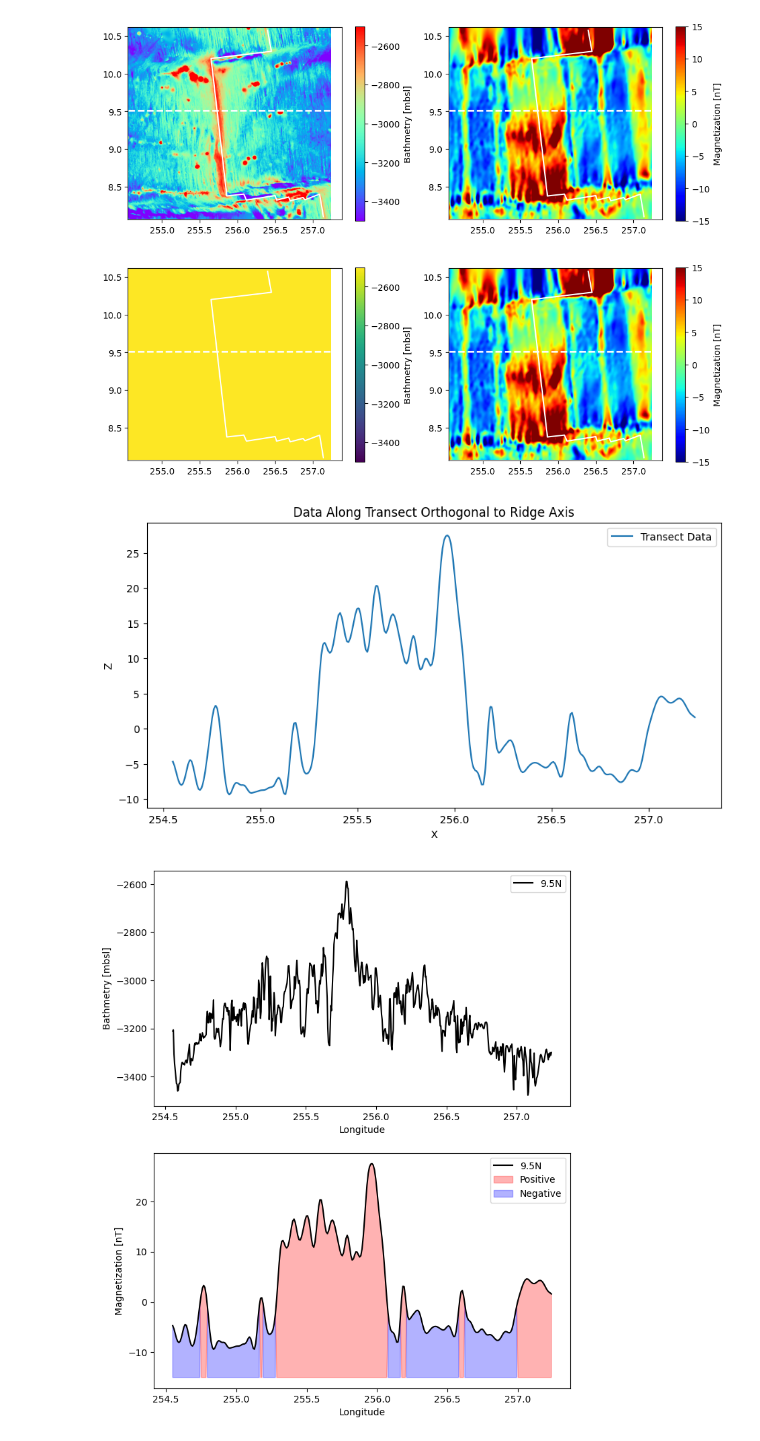
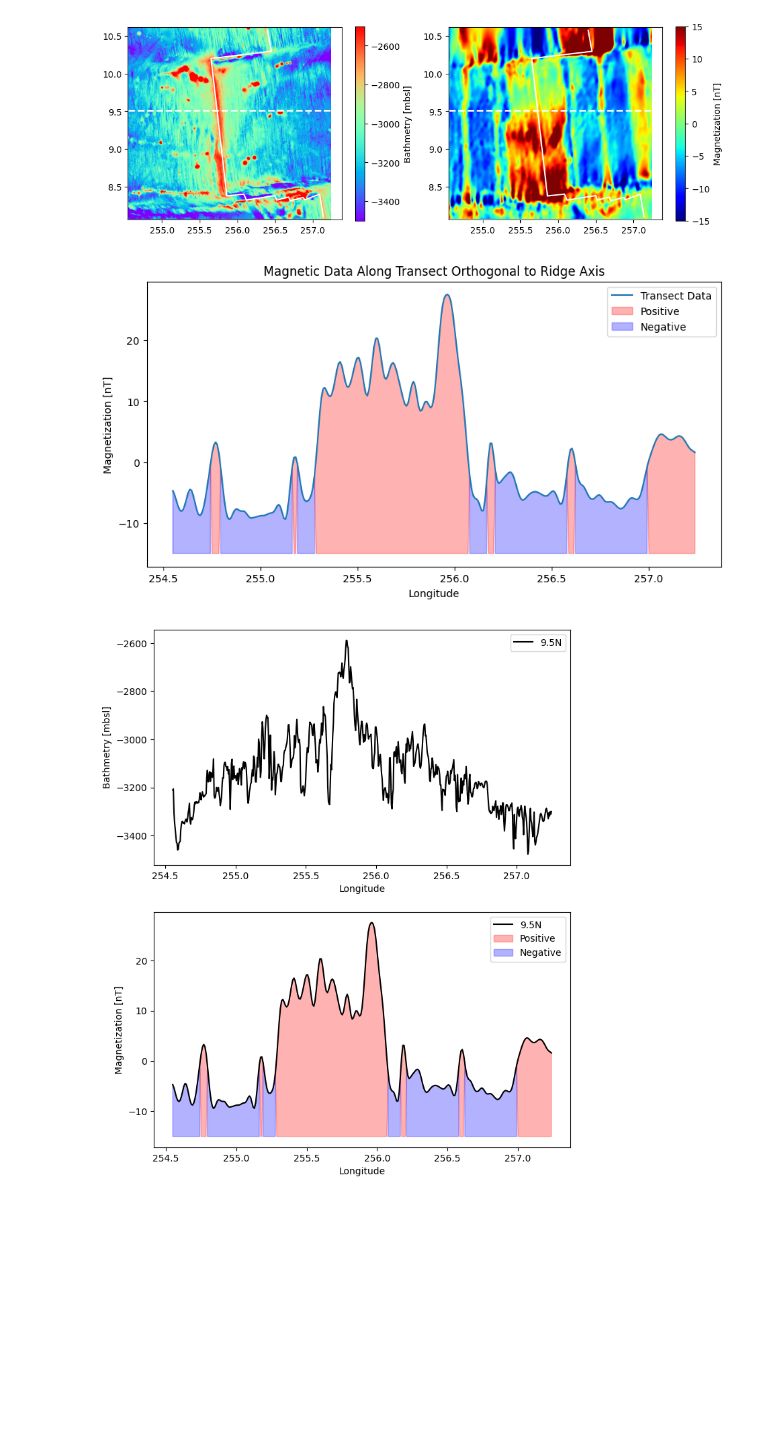
Before and after one commit to seanb7/GEOL-450, a Jupyter notebook: Bathymetry_and_Magnetics.ipynb, the cells around one changed output. Saved outputs shown, nothing was run; the diff lists cells and outputs as text; code cells hidden in the pictures; blank space fills up the shorter version.

```diff
--- a/Bathymetry_and_Magnetics.ipynb
+++ b/Bathymetry_and_Magnetics.ipynb
@@ -161,29 +161,51 @@ plt.show()
 fig.savefig('Bathmetry and Magnetization of the CS_ridge.pdf')
 # %% [output]
 [figure]
+# %%
+# Bonus attempt for extracting Data along a transect that is orthogonal to the Ridge Access
+# Magnetization Data
+# Assuming x, y, and datamat represent X, Y, and Z respectively
+X = x # Assuming x is your X data
+Y = y # Assuming y is your Y data
+Z = datamat # Assuming datamat is your Z data
+
+# Interpolate data along the transect
+# Define transect_x and transect_y before using them
+transect_x = np.linspace(X.min(), X.max(), 1000)  # Replace with your desired transect
+# Make sure transect_y has the same shape as transect_x
+transect_y = np.ones_like(transect_x) * ybath[0] # Assuming ybath[0] is your desired y-value for the transect
+
+
+from scipy.interpolate import griddata # Import griddata
+
+# Create grid for interpolation
+xi, yi = np.meshgrid(X, Y)
+
+# Use xi.flatten() and yi.flatten() to create points
+points = np.array([xi.flatten(), yi.flatten()]).T
+values = Z.flatten()
+transect_points = np.array([transect_x, transect_y]).T
+
+transect_data = griddata(points, values, transect_points, method='linear')
+
+# Plot the transect data
+plt.figure(figsize=(10, 5))
+plt.plot(transect_x, transect_data, label='Transect Data')
+plt.xlabel('Longitude')
+plt.ylabel('Magnetization [nT]')
+plt.fill_between(x, mag, -15, where = (mag >= 0), alpha = 0.3, color = 'red', interpolate = True, label = 'Positive')
+plt.fill_between(x, mag, -15, where = (mag < 0), alpha = 0.3, color = 'blue', interpolate = True, label = 'Negative')
+plt.title('Magnetic Data Along Transect Orthogonal to Ridge Axis')
+plt.legend()
+plt.show()
+# %% [output]
+[figure, added]
 # %%
 # Bonus attempt for extracting Data along a transect that is orthogonal to the Ridge Access
-fig, cax = plt.subplots(1,2, figsize = (12,8))
-ax2 = plt.subplot(121)
-cs = plt.imshow(datamat2, extent = [x.min(), x.max(), y.min(), y.max()], cmap = 'viridis', vmin = -3500, vmax = -2500)
-plt.plot(data.LON+360, data.LAT, 'w-')
-plt.plot(x2+360, ybath, 'w--', linewidth = 2)
-fig = plt.gcf()
-cbar = fig.colorbar(cs, shrink = 0.5, ax = ax2)
-cbar.ax.set_ylabel('Bathmetry [mbsl]')
-
-ax1 = plt.subplot(122)
-cs = plt.imshow(datamat, extent = [x.min(), x.max(), y.min(), y.max()], cmap = 'jet', vmin = -15, vmax = 15)
-plt.plot(data.LON+360, data.LAT, 'w-')
-plt.plot(x2+360, ybath, 'w--', linewidth = 2)
-fig = plt.gcf()
-cbar = fig.colorbar(cs, shrink = 0.5, ax = ax1)
-cbar.ax.set_ylabel('Magnetization [nT]')
-
-# Assuming x2, y2, and datamat2 represent X, Y, and Z respectively
-# If these are incorrect, replace them with the correct variables
-X = x # Assuming x2 is your X data
-Y = y # Assuming y2 is your Y data
+# Bathmetry Data
+# Assuming x, y, and datamat represent X, Y, and Z respectively
+X = x # Assuming x is your X data
+Y = y # Assuming y is your Y data
 Z = datamat # Assuming datamat is your Z data
 
 # Interpolate data along the transect
@@ -204,18 +226,6 @@ values = Z.flatten()
 transect_points = np.array([transect_x, transect_y]).T
 
 transect_data = griddata(points, values, transect_points, method='linear')
-
-# Plot the transect data
-plt.figure(figsize=(10, 5))
-plt.plot(transect_x, transect_data, label='Transect Data')
-plt.xlabel('X')
-plt.ylabel('Z')
-plt.title('Data Along Transect Orthogonal to Ridge Axis')
-plt.legend()
-plt.show()
-# %% [output]
-[figure, removed]
-[figure, removed]
 # %%
 # Export line of the Magnetics to Illustrate the reversals
 mag = datamat[n, :]
```
